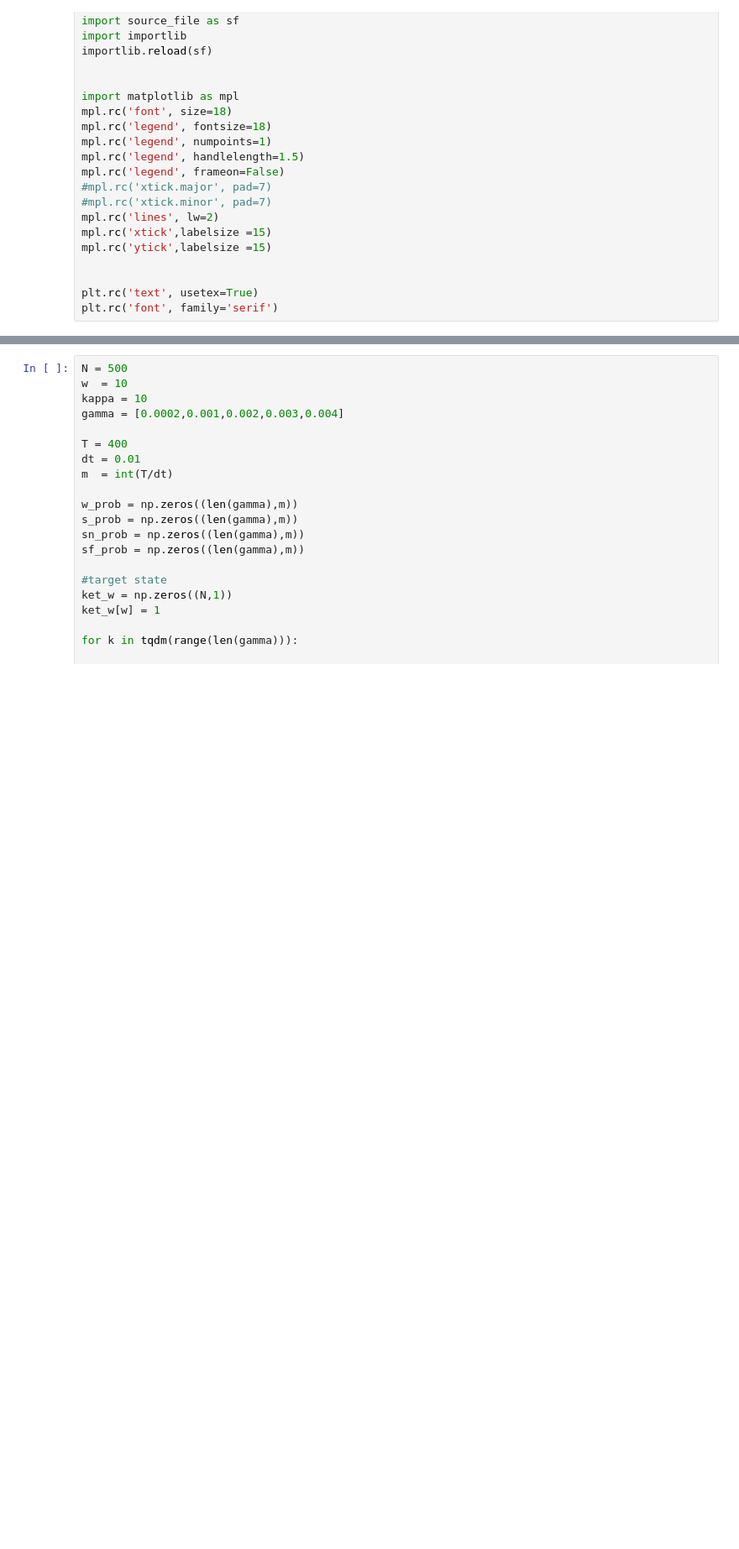
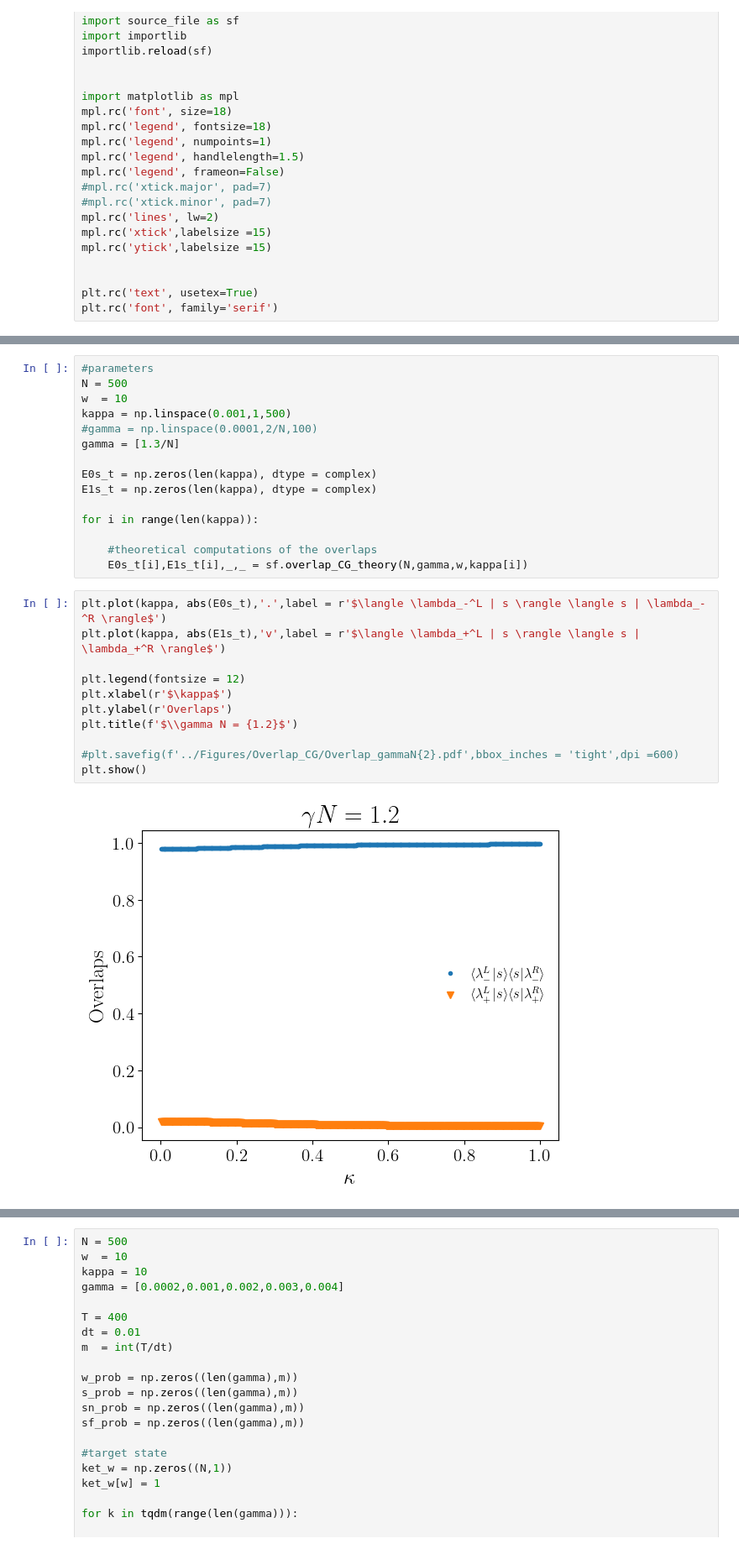
Before and after one commit to sayanr5834/non-Hermitian_QS, a Jupyter notebook: NH_quantum_walker.ipynb, the cells around one changed output, grey strips where cells are left out. Shown: that part at 84% size. Drawn from its saved outputs; the diff is of its cells as text; blank space fills up the shorter version.

```diff
--- a/NH_quantum_walker.ipynb
+++ b/NH_quantum_walker.ipynb
@@ -88,0 +122,28 @@ Imaginary part of the eigenvalues
+# %%
+#parameters
+N = 500
+w  = 10
+kappa = np.linspace(0.001,1,500)
+#gamma = np.linspace(0.0001,2/N,100)
+gamma = [1.3/N]
+
+E0s_t = np.zeros(len(kappa), dtype = complex)
+E1s_t = np.zeros(len(kappa), dtype = complex)
+
+for i in range(len(kappa)):
+
+    #theoretical computations of the overlaps
+    E0s_t[i],E1s_t[i],_,_ = sf.overlap_CG_theory(N,gamma,w,kappa[i])
+# %%
+plt.plot(kappa, abs(E0s_t),'.',label = r'$\langle \lambda_-^L | s \rangle \langle s | \lambda_-^R \rangle$')
+plt.plot(kappa, abs(E1s_t),'v',label = r'$\langle \lambda_+^L | s \rangle \langle s | \lambda_+^R \rangle$')
+
+plt.legend(fontsize = 12)
+plt.xlabel(r'$\kappa$')
+plt.ylabel(r'Overlaps')
+plt.title(f'$\\gamma N = {1.2}$')
+
+#plt.savefig(f'../Figures/Overlap_CG/Overlap_gammaN{2}.pdf',bbox_inches = 'tight',dpi =600)
+plt.show()
+# %% [output]
+[figure, added]
```
Also changed, not shown: parts of 52 cells of this notebook.
